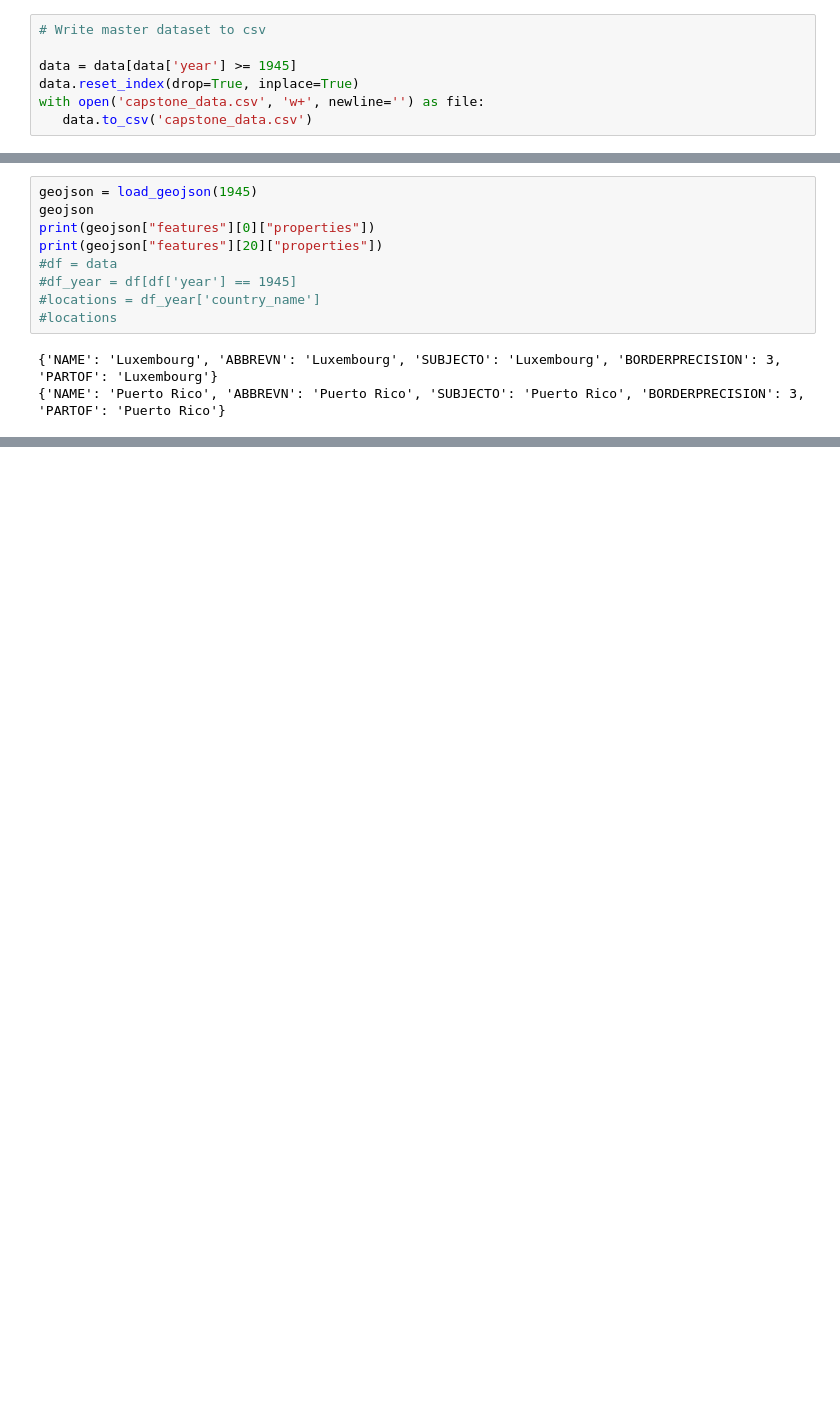
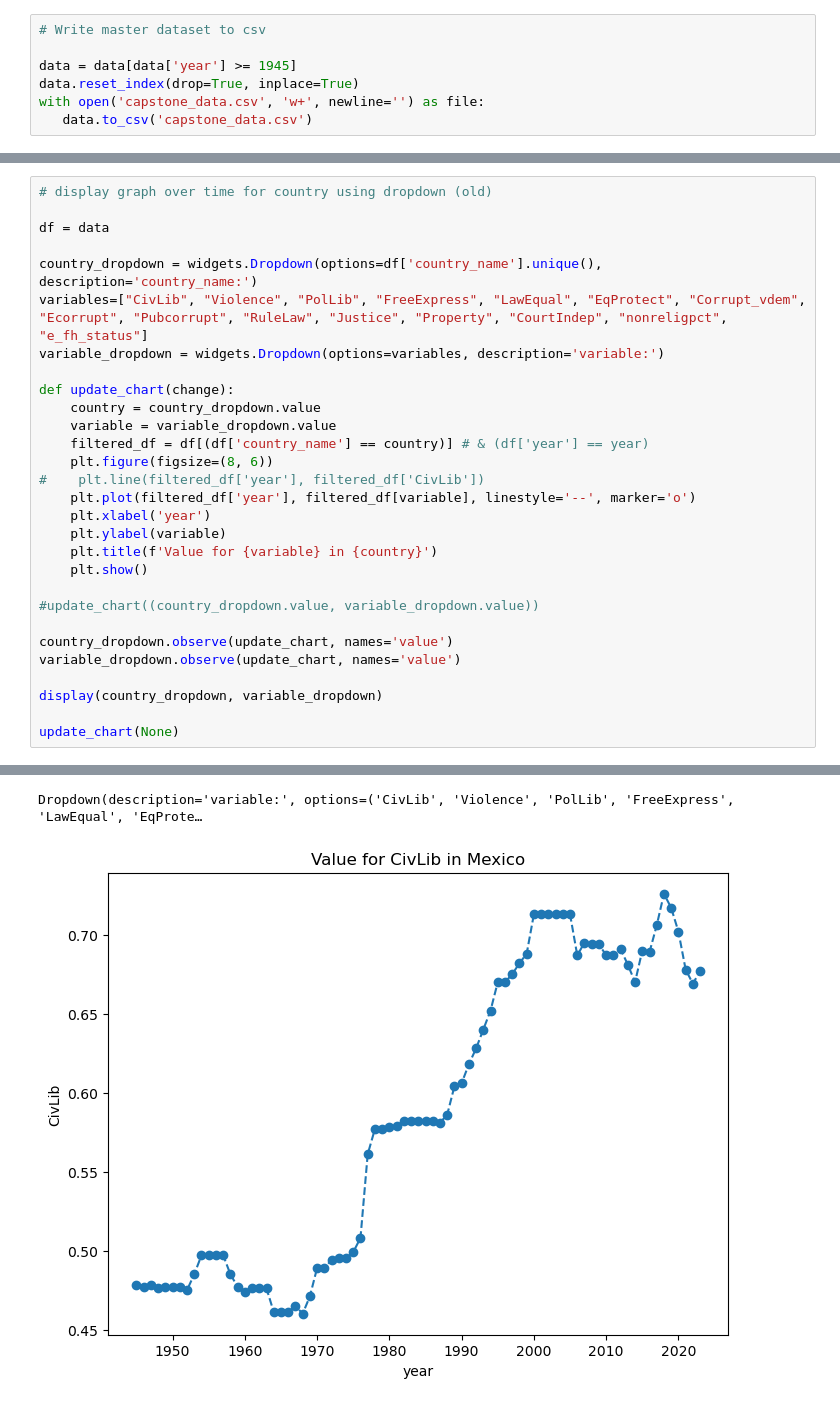
Before and after one commit to aroz12/Statistics-Capstone, a Jupyter notebook: Statistics Capstone.ipynb, the cells around one changed output, grey strips where cells are left out. Drawn from its saved outputs; the diff is of its cells as text; blank space fills up the shorter version.

```diff
--- a/Statistics Capstone.ipynb
+++ b/Statistics Capstone.ipynb
@@ -305,15 +336,33 @@ def display_choropleth(indicator, year):
 app.run_server(debug=True)
 # %% [output]
 [interactive output not drawn]
-# %%
-geojson = load_geojson(1945)
-geojson
-print(geojson["features"][0]["properties"])
-print(geojson["features"][20]["properties"])
-#df = data
-#df_year = df[df['year'] == 1945]
-#locations = df_year['country_name']
-#locations
-# %% [output]
-{'NAME': 'Luxembourg', 'ABBREVN': 'Luxembourg', 'SUBJECTO': 'Luxembourg', 'BORDERPRECISION': 3, 'PARTOF': 'Luxembourg'}
-{'NAME': 'Puerto Rico', 'ABBREVN': 'Puerto Rico', 'SUBJECTO': 'Puerto Rico', 'BORDERPRECISION': 3, 'PARTOF': 'Puerto Rico'}
+# %%
+# display graph over time for country using dropdown (old)
+
+df = data
+
+country_dropdown = widgets.Dropdown(options=df['country_name'].unique(), description='country_name:')
+variables=["CivLib", "Violence", "PolLib", "FreeExpress", "LawEqual", "EqProtect", "Corrupt_vdem", "Ecorrupt", "Pubcorrupt", "RuleLaw", "Justice", "Property", "CourtIndep", "nonreligpct", "e_fh_status"]
+variable_dropdown = widgets.Dropdown(options=variables, description='variable:')
+
+def update_chart(change):
+    country = country_dropdown.value
+    variable = variable_dropdown.value
+    filtered_df = df[(df['country_name'] == country)] # & (df['year'] == year)
+    plt.figure(figsize=(8, 6))
+#    plt.line(filtered_df['year'], filtered_df['CivLib'])
+    plt.plot(filtered_df['year'], filtered_df[variable], linestyle='--', marker='o')
+    plt.xlabel('year')
+    plt.ylabel(variable)
+    plt.title(f'Value for {variable} in {country}')
+    plt.show()
+
+#update_chart((country_dropdown.value, variable_dropdown.value))
+
+country_dropdown.observe(update_chart, names='value')
+variable_dropdown.observe(update_chart, names='value')
+
+display(country_dropdown, variable_dropdown)
+
+update_chart(None)
+# %% [output]
@@ -319,0 +370,2 @@ print(geojson["features"][20]["properties"])
+Dropdown(description='variable:', options=('CivLib', 'Violence', 'PolLib', 'FreeExpress', 'LawEqual', 'EqProte…
+[figure, added]
```
Also changed, not shown: parts of 32 cells of this notebook.
